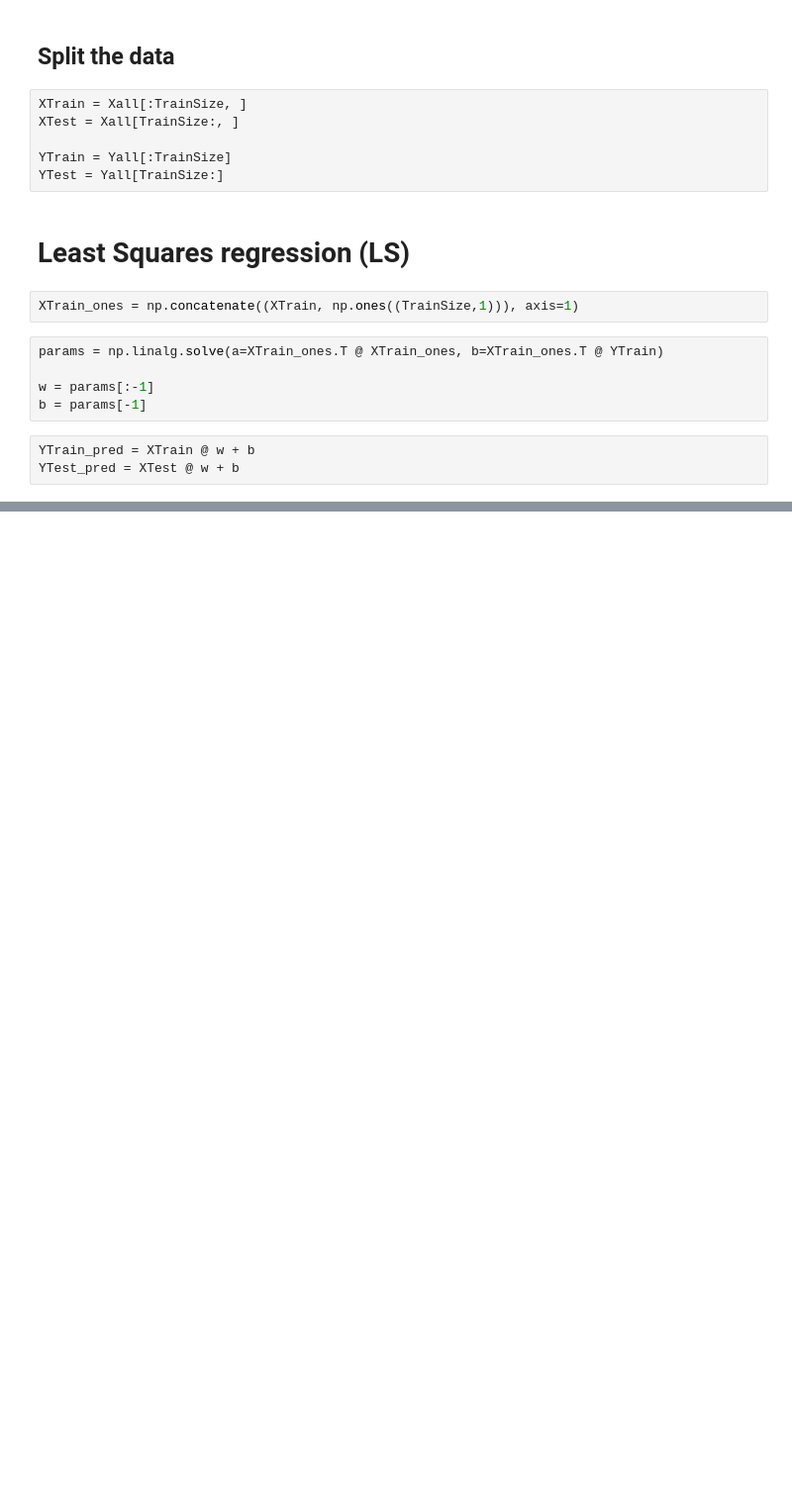
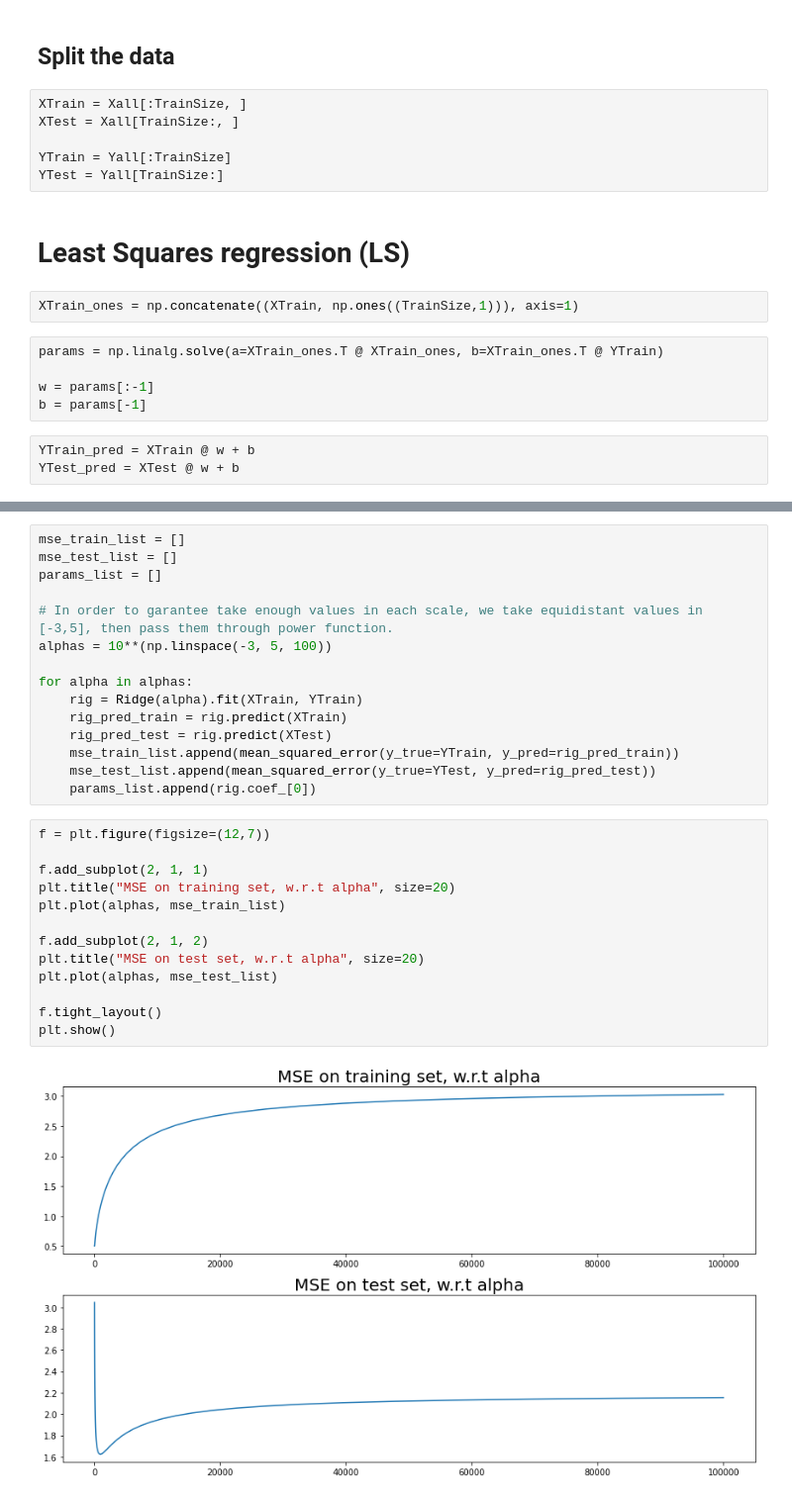
Before and after one commit to yunhao-tech/Course_project, a Jupyter notebook: IPP-Practical Machine learning/Session 2/ML_TP2.ipynb, the cells around one changed output, grey strips where cells are left out. Shown at 99% size. Drawn from its saved outputs; the diff is of its cells as text; blank space fills up the shorter version.

```diff
--- a/IPP-Practical Machine learning/Session 2/ML_TP2.ipynb
+++ b/IPP-Practical Machine learning/Session 2/ML_TP2.ipynb
@@ -103,0 +181,30 @@ For test set: MSE=3.045536876760175; R2=-0.42817006302225846
+# %%
+mse_train_list = []
+mse_test_list = []
+params_list = []
+
+# In order to garantee take enough values in each scale, we take equidistant values in [-3,5], then pass them through power function.
+alphas = 10**(np.linspace(-3, 5, 100))
+
+for alpha in alphas:
+    rig = Ridge(alpha).fit(XTrain, YTrain)
+    rig_pred_train = rig.predict(XTrain)
+    rig_pred_test = rig.predict(XTest)
+    mse_train_list.append(mean_squared_error(y_true=YTrain, y_pred=rig_pred_train))
+    mse_test_list.append(mean_squared_error(y_true=YTest, y_pred=rig_pred_test))
+    params_list.append(rig.coef_[0])
+# %%
+f = plt.figure(figsize=(12,7))
+
+f.add_subplot(2, 1, 1)
+plt.title("MSE on training set, w.r.t alpha", size=20)
+plt.plot(alphas, mse_train_list)
+
+f.add_subplot(2, 1, 2)
+plt.title("MSE on test set, w.r.t alpha", size=20)
+plt.plot(alphas, mse_test_list)
+
+f.tight_layout()
+plt.show()
+# %% [output]
+[figure, added]
```
Also changed, not shown: parts of 55 cells of this notebook, 2 other files.
